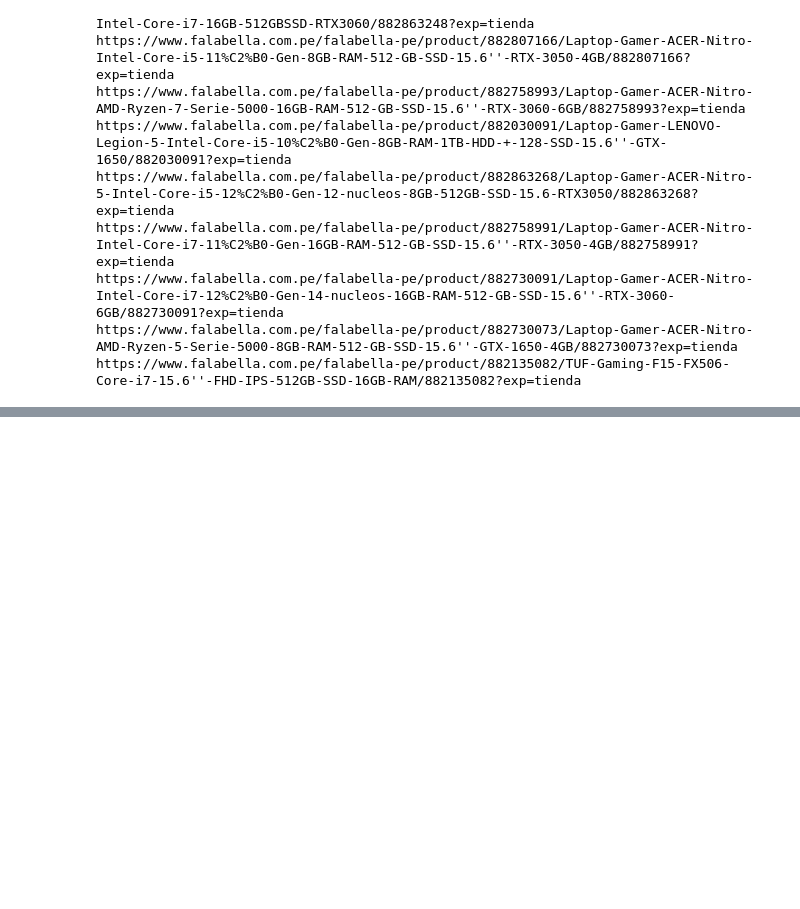
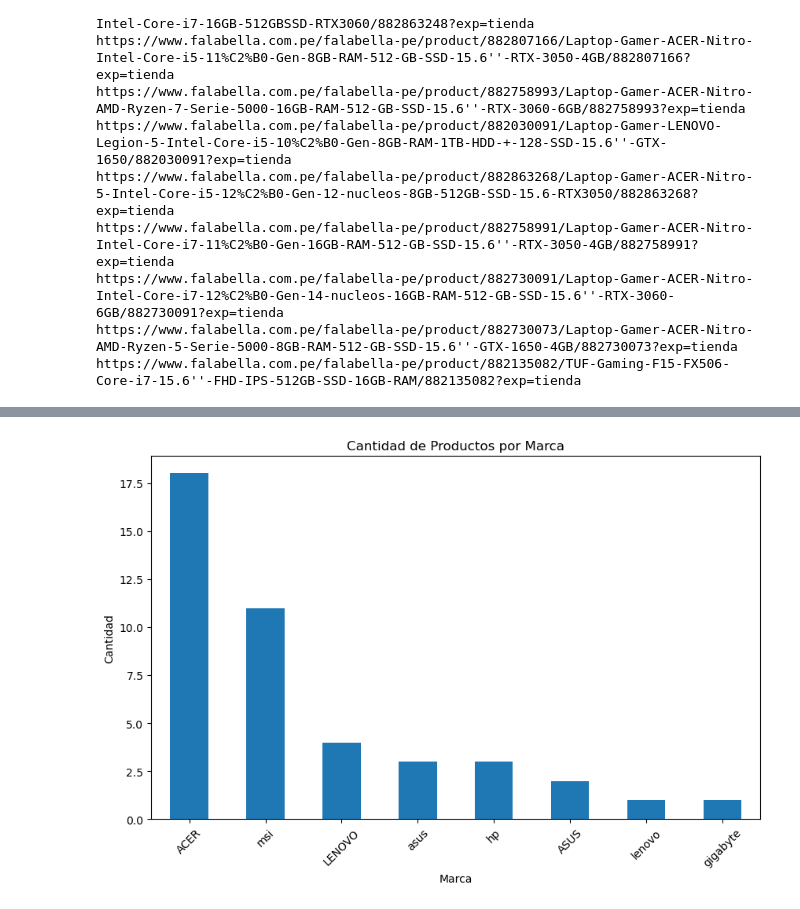
Before and after one commit to BrendaAnali/Trabajo-Final-LP2, a Jupyter notebook: scraping-mercado-libre.ipynb, the cells around one changed output, grey strips where cells are left out. Drawn from its saved outputs; the diff is of its cells as text; code cells hidden in the pictures; blank space fills up the shorter version.

```diff
--- a/scraping-mercado-libre.ipynb
+++ b/scraping-mercado-libre.ipynb
@@ -701,0 +705,22 @@ df_1
+# %%
+import pandas as pd
+import ipywidgets as widgets
+from IPython.display import display
+
+# Definir los DataFrames originales
+df = pd.DataFrame(data, columns=["MARCA", "PRODUCTO", "PRECIOS", "ENLACE", "TIENDA"])
+df_1 = pd.DataFrame(data3, columns=["MARCA", "PRODUCTO", "PRECIOS", "ENLACE", "TIENDA"])
+df_2 = pd.DataFrame(data4, columns=['MARCA', 'PRODUCTO', 'PRECIOS', 'ENLACE', 'TIENDA'])
+
+# Unir los DataFrames en uno solo
+df_final = pd.concat([df, df_1, df_2], ignore_index=True)
+
+# Crear un widget de tabla
+table_widget = widgets.Output()
+
+# Actualizar la tabla con los datos
+with table_widget:
+    display(df_final)
+
+# Mostrar la tabla
+display(table_widget)
@@ -701,0 +729,16 @@ df_1
+# %%
+import pandas as pd
+import matplotlib.pyplot as plt
+# Contar la cantidad de apariciones de cada marca
+marca_counts = df_final['MARCA'].value_counts()
+
+# Crear el gráfico de barras
+plt.figure(figsize=(10, 6))
+marca_counts.plot(kind='bar')
+plt.title('Cantidad de Productos por Marca')
+plt.xlabel('Marca')
+plt.ylabel('Cantidad')
+plt.xticks(rotation=45)
+plt.show()
+# %% [output]
+[figure, added]
```
Also changed, not shown: parts of 13 cells of this notebook.
